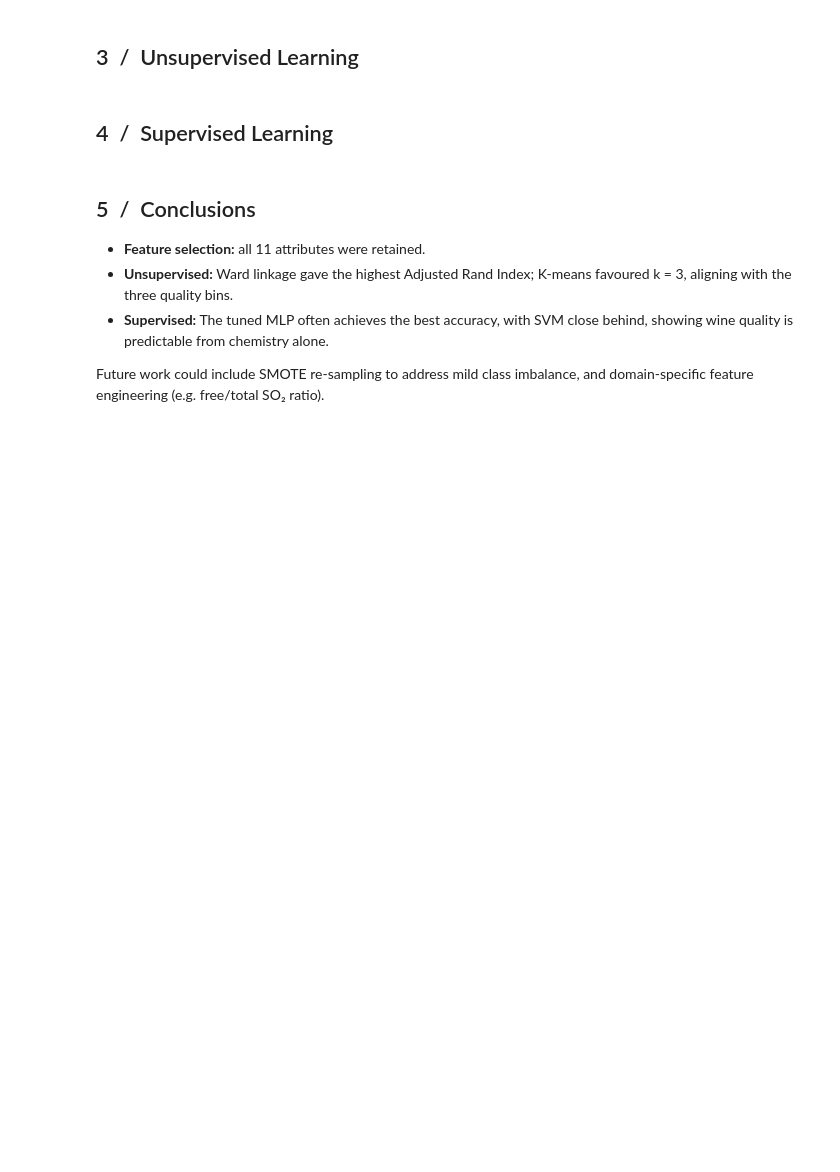
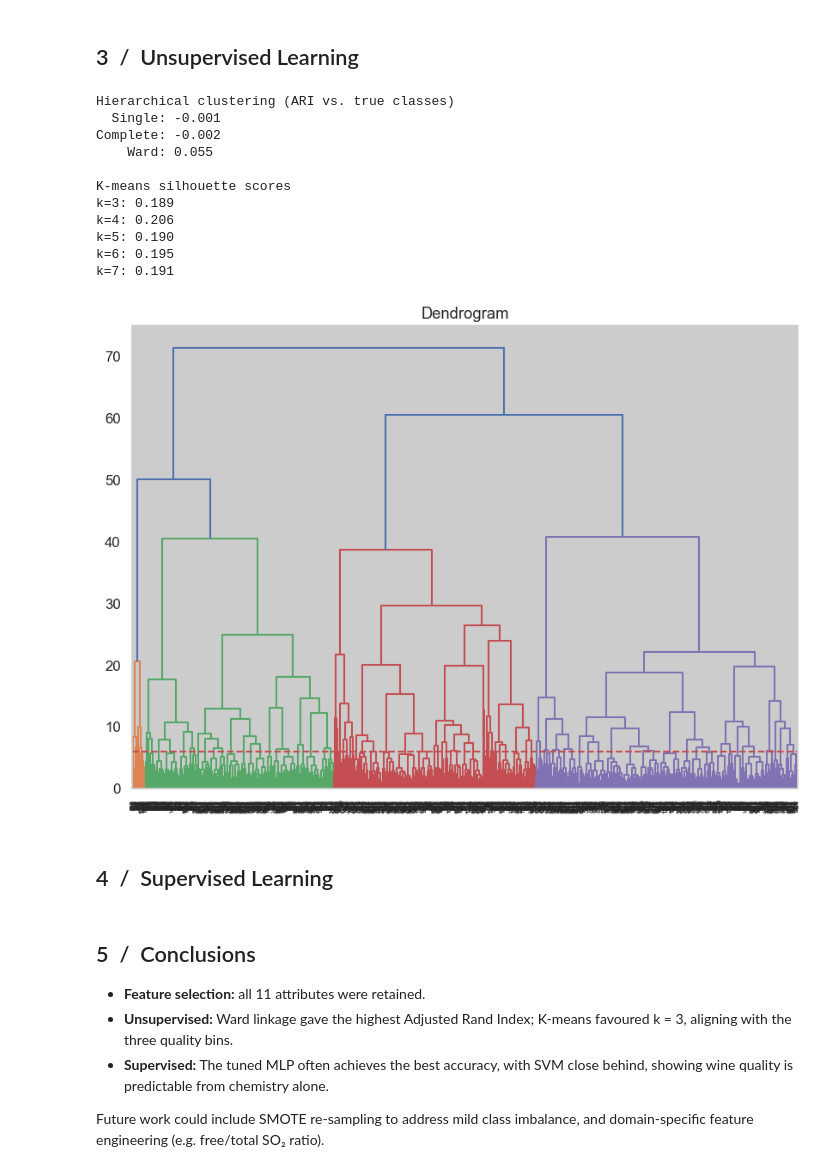
Before and after one commit to petrgabuniia/MIP_2projekts, a Jupyter notebook: wine_quality_ml_project.ipynb, the cells around one changed output. Drawn from its saved outputs; the diff is of its cells as text; code cells hidden in the pictures; blank space fills up the shorter version.

```diff
--- a/wine_quality_ml_project.ipynb
+++ b/wine_quality_ml_project.ipynb
@@ -108,31 +145,52 @@ plt.show()
 # %%
 from sklearn.preprocessing import StandardScaler
 from sklearn.cluster import AgglomerativeClustering, KMeans
 from sklearn.metrics import adjusted_rand_score, silhouette_score
 
 X = df.drop(columns=["quality", "quality_label"])
 y_true = df["quality_label"].to_numpy()
 
 X_std = StandardScaler().fit_transform(X)
 
 # Hierarchical clustering ---------------------------------------------------------------
 from collections import defaultdict
 ari = defaultdict(float)
 
 print("Hierarchical clustering (ARI vs. true classes)")
 for linkage in ["single", "complete", "ward"]:
     hc = AgglomerativeClustering(n_clusters=3, linkage=linkage)
     labs = hc.fit_predict(X_std)
     score = adjusted_rand_score(y_true, labs)
     ari[linkage] = score
     print(f"{linkage.title():>8}: {score:.3f}")
 
 # K‑means silhouette scores --------------------------------------------------------------
 print("\nK‑means silhouette scores")
 for k in range(3, 8):
     km = KMeans(n_clusters=k, random_state=42, n_init=20)
     sil = silhouette_score(X_std, km.fit_predict(X_std))
     print(f"k={k}: {sil:.3f}")
+
+# dendrogram ----------------------------------------------------------------------
+import scipy.cluster.hierarchy as shc
+plt.figure(figsize=(50, 7))
+plt.title("Dendrogram")
+dend = shc.dendrogram(shc.linkage(X_std, method="ward"))
+plt.axhline(y=6, color='r', linestyle='--')
+plt.show()
+# %% [output]
+Hierarchical clustering (ARI vs. true classes)
+  Single: -0.001
+Complete: -0.002
+    Ward: 0.055
+
+K‑means silhouette scores
+k=3: 0.189
+k=4: 0.206
+k=5: 0.190
+k=6: 0.195
+k=7: 0.191
+[figure, added]
 # %% [markdown]
 ## 4  /  Supervised Learning
 # %%
```
Also changed, not shown: parts of 7 cells of this notebook.
